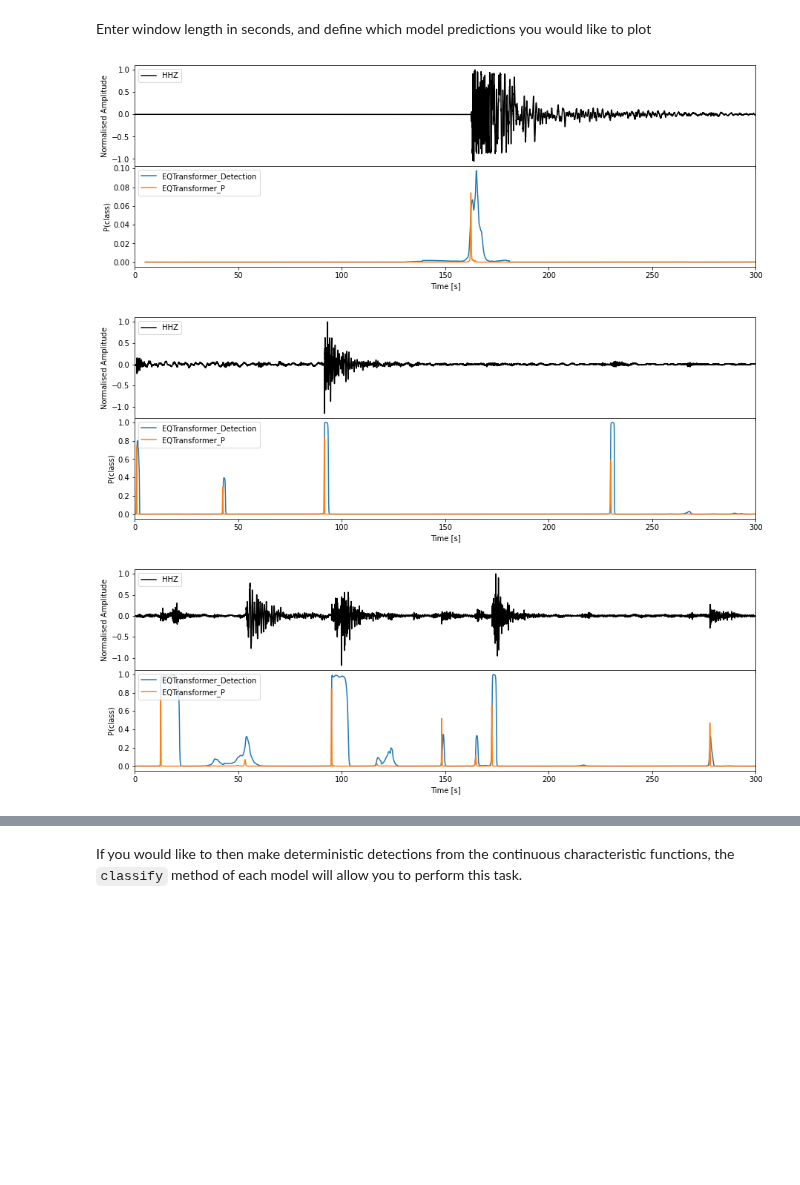
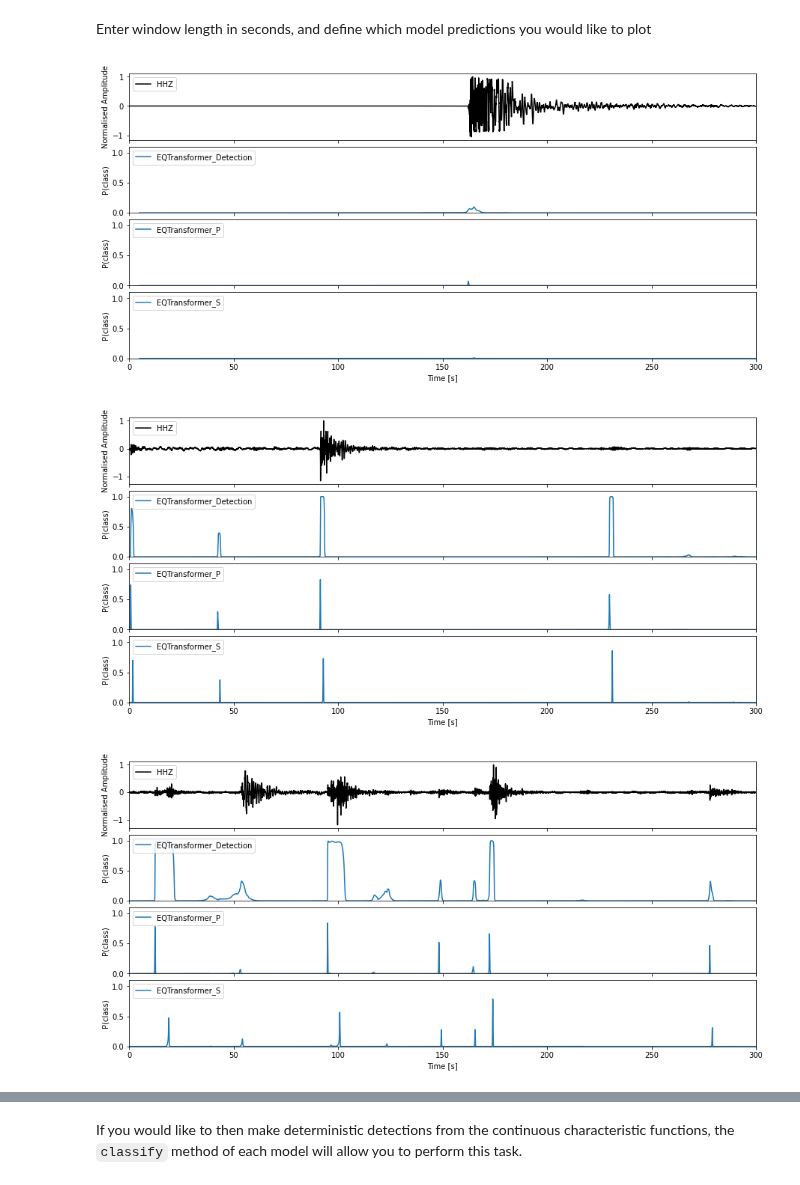
Before and after one commit to seisbench/seisbench, a Jupyter notebook: examples/01d_deploy_model_on_streams_example.ipynb, the cells around one changed output, grey strips where cells are left out. Cells and saved outputs as stored; diff of their text form; code cells hidden in the pictures; blank space fills up the shorter version.

Commit message:
Edit stepped through visualisation figure in example

```diff
--- a/examples/01d_deploy_model_on_streams_example.ipynb
+++ b/examples/01d_deploy_model_on_streams_example.ipynb
@@ -109,29 +109,28 @@ preds =  eqt_preds #@param
 # %%
 
 for s in range(0, int(stream[0].stats.endtime - stream[0].stats.starttime), wlength):
     t0 = stream[0].stats.starttime + s
     t1 = t0 + wlength
     subst = stream.slice(t0, t1)
     subpreds = preds.slice(t0, t1)
 
     offset = subpreds[0].stats.starttime - subst[0].stats.starttime
 
-    fig, ax = plt.subplots(2, 1, figsize=(15, 5), sharex=True, gridspec_kw={'hspace' : 0})
+    fig, ax = plt.subplots(4, 1, figsize=(15, 7), sharex=True, gridspec_kw={'hspace' : 0.1})
 
-    for i in range(2):
-        ax[1].plot(offset + subpreds[i].times(), subpreds[i].data, label=subpreds[i].stats.channel)
+    for i in range(3):
+        ax[i + 1].plot(offset + subpreds[i].times(), subpreds[i].data, label=subpreds[i].stats.channel)
+        ax[i + 1].set_ylabel('P(class)')
+        ax[i + 1].legend(loc=2)
+        ax[i + 1].set_ylim(0, 1.1)
 
     ax[0].plot(subst[-1].times(), subst[-1].data / np.amax(subst[-1].data), 'k', label=subst[-1].stats.channel)
     ax[0].set_xlim(0, wlength)
+    ax[0].set_ylabel('Normalised Amplitude')
+    ax[3].set_xlabel('Time [s]')
     ax[0].legend(loc=2)
-
-    ax[1].set_ylabel('P(class)')
-    ax[0].set_ylabel('Normalised Amplitude')
-    ax[1].set_xlabel('Time [s]')
-    plt.legend(loc=2)
-
     plt.show()
 # %% [output]
-[figure, old version]
+[figure, new version]
-[figure, old version]
+[figure, new version]
-[figure, old version]
+[figure, new version]
```
Also changed, not shown: parts of 6 cells of this notebook.
